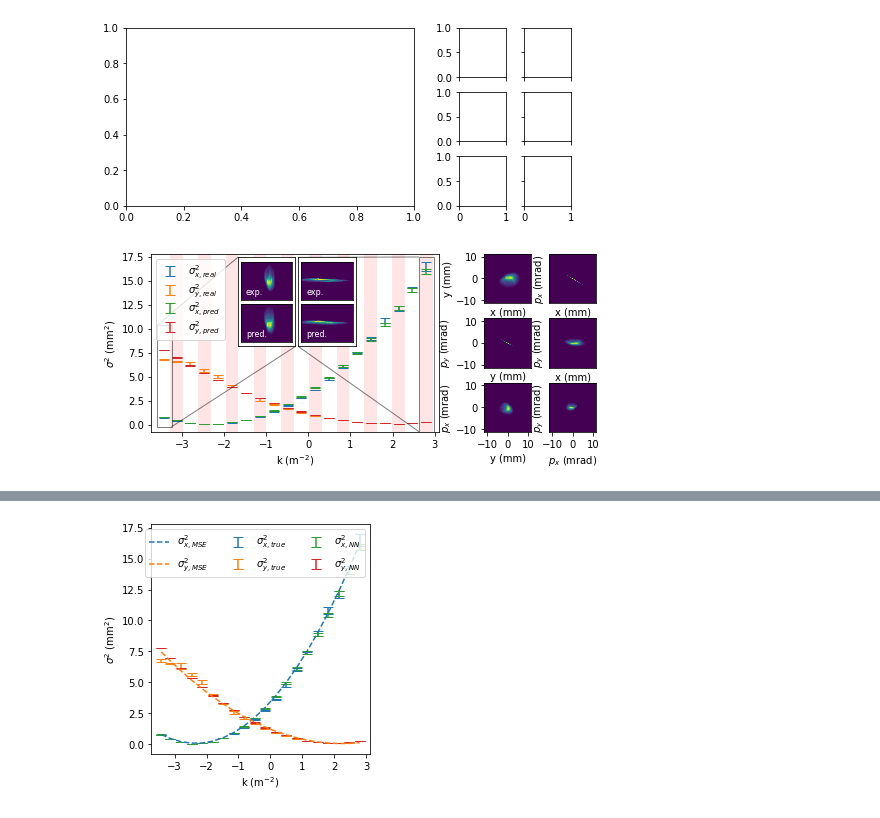
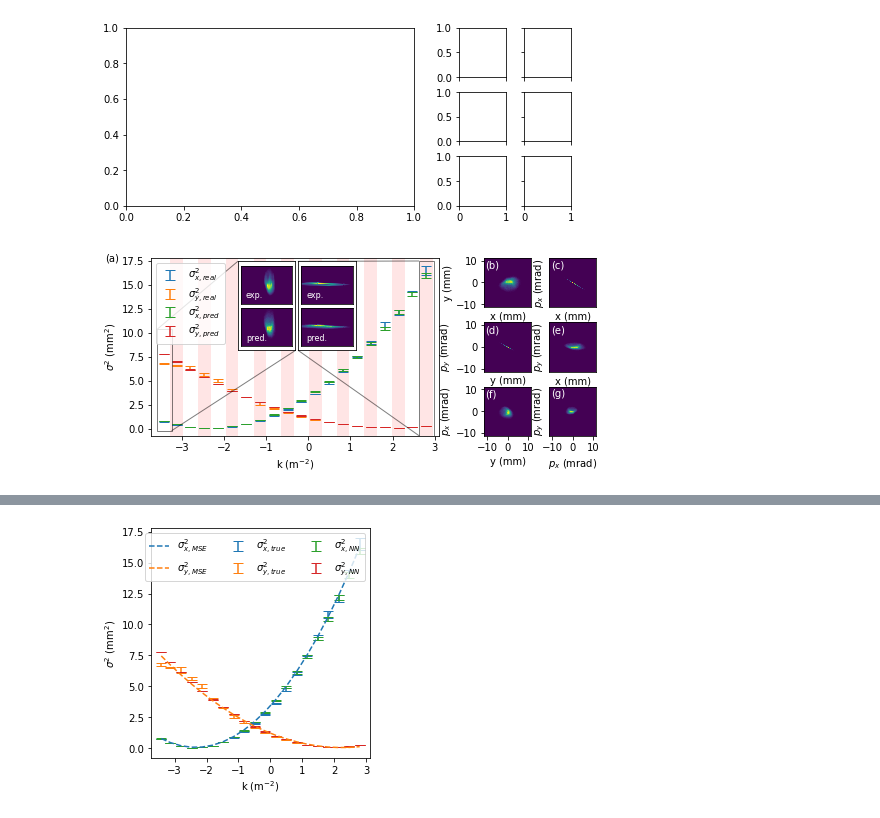
Before and after one commit to roussel-ryan/gpsr, a Jupyter notebook: AWA/analysis_paper_v2.ipynb, the cells around one changed output, grey strips where cells are left out. Cells and saved outputs as stored; diff of their text form; code cells hidden in the pictures.

Commit message:
Added lettering to figures

```diff
--- a/AWA/analysis_paper_v2.ipynb
+++ b/AWA/analysis_paper_v2.ipynb
@@ -176,34 +178,44 @@ for j, idx in enumerate(image_idxs[:2]):
 
 # get list of axes for plotting the phase space projections
 ph_axes = proj_axes.flatten()
 
 # add phase space projections
 for ax, pair in zip(ph_axes, phase_spaces):
     _, pred_image = add_image(ax, *pair, pred_initial_beams, [phase_space_bins]*2,
                               scale_axis=1e3)
     ax.collections[0].set_rasterized(True)
     unit = []
     for i in [0,1]:
         if "p" in pair[i]:
             pair[i] = f"$p_{pair[i][-1]}$"
             unit += ["(mrad)"]
         else:
             unit += ["(mm)"]
 
     ax.set_xlabel(pair[0] + " " + unit[0])
     ax.set_ylabel(pair[1] + " " + unit[1], labelpad=3)
 
 for a in proj_axes[:2, :2].flatten():
     a.tick_params(axis='x', which='both',length=0)
 
 for a in proj_axes[:,1:].flatten():
     a.tick_params(axis='y', which='both',length=0)
 
+# add lettering
+letters = "abcdefg"
+quad_scan_ax.text(-0.135, 1.0, f"({letters[0]})", ha='center',
+                   va='center', transform=quad_scan_ax.transAxes)
+
+for a, l in zip(ph_axes.flatten(), letters[1:]):
+    a.text(0.025, 0.95, f"({l})", ha='left',
+                   va='top', transform=a.transAxes,
+                   c="white")
+
 #ph_axes.flatten()[-1].set_ylabel("$\delta$ (10$^{-3}$)");
 fig.savefig("exp_results.png", dpi=300)
 fig.savefig("exp_results.svg")
 # %% [output]
-[figure, old version]
+[figure, new version]
 # %%
 # do quad scan analysis
 import sys
```
Also changed, not shown: parts of 4 cells of this notebook, 12 other files.
